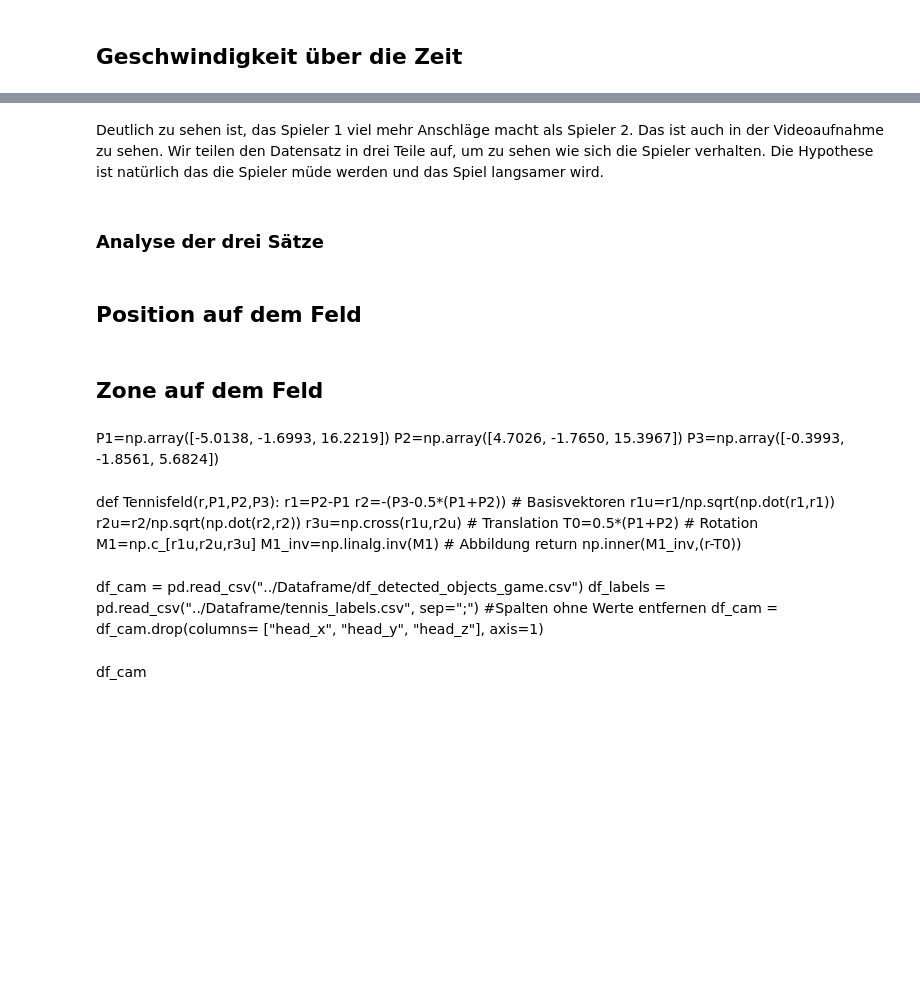
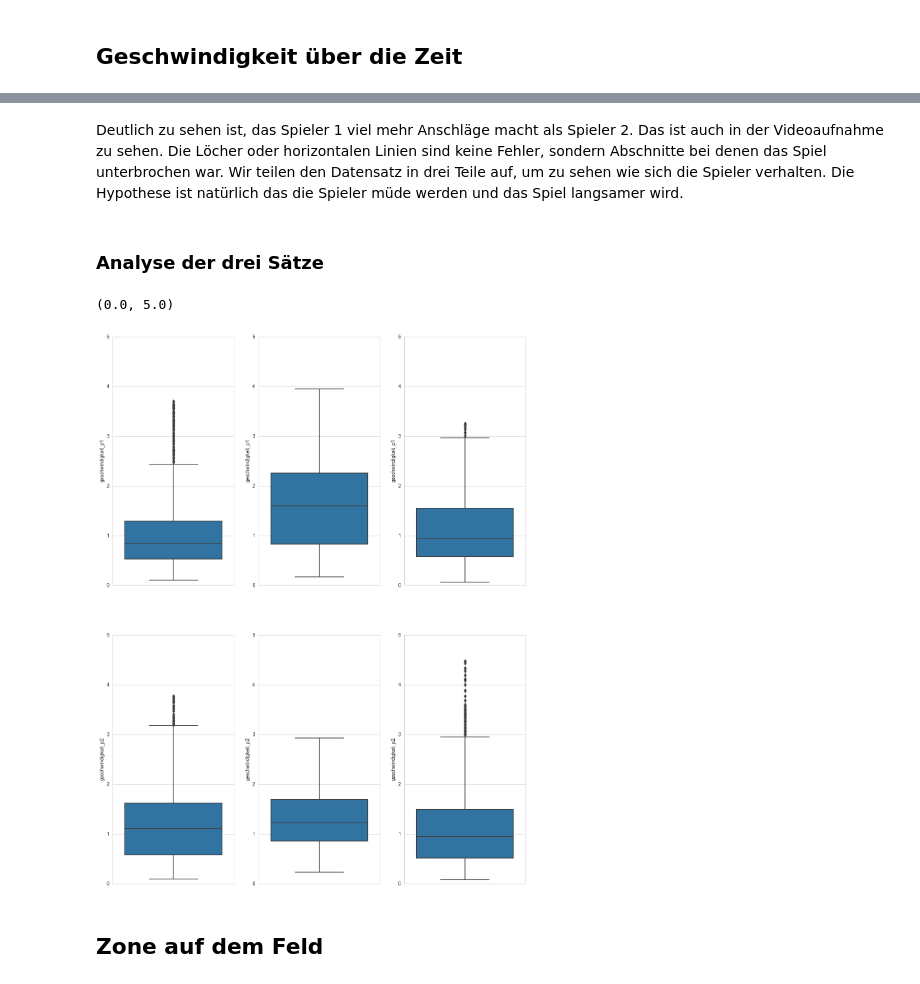
Before and after one commit to fhnw-ds/fhnw-cda2-tennis-analysis, a Jupyter notebook: field_analysis/eda_baden.ipynb, the cells around one changed output, grey strips where cells are left out. Cells and saved outputs as stored; diff of their text form; code cells hidden in the pictures; blank space fills up the shorter version.

Commit message:
satz analyse

```diff
--- a/field_analysis/eda_baden.ipynb
+++ b/field_analysis/eda_baden.ipynb
@@ -467,35 +467,35 @@ plt.show()
 # %% [markdown]
-Deutlich zu sehen ist, das Spieler 1 viel mehr Anschläge macht als Spieler 2. Das ist auch in der Videoaufnahme zu sehen. Wir teilen den Datensatz in drei Teile auf, um zu sehen wie sich die Spieler verhalten.
+Deutlich zu sehen ist, das Spieler 1 viel mehr Anschläge macht als Spieler 2. Das ist auch in der Videoaufnahme zu sehen. Die Löcher oder horizontalen Linien sind keine Fehler, sondern Abschnitte bei denen das Spiel unterbrochen war. Wir teilen den Datensatz in drei Teile auf, um zu sehen wie sich die Spieler verhalten.
 Die Hypothese ist natürlich das die Spieler müde werden und das Spiel langsamer wird.
 # %% [markdown]
 ### Analyse der drei Sätze
-# %% [markdown]
-## Position auf dem Feld
+# %%
+df_satz1 = df.loc[df["Satz"] == 1]
+df_satz2 = df.loc[df["Satz"] == 2]
+df_satz3 = df.loc[df["Satz"] == 3]
+# %%
+plt.figure(figsize=(15, 20))
+
+plt.subplot(231)
+sns.boxplot(y="geschwindigkeit_p1", data=df_satz1)
+plt.ylim(0, 5)
+plt.subplot(232)
+sns.boxplot(y="geschwindigkeit_p1", data=df_satz2)
+plt.ylim(0, 5)
+plt.subplot(233)
+sns.boxplot(y="geschwindigkeit_p1", data=df_satz3)
+plt.ylim(0, 5)
+plt.subplot(234)
+sns.boxplot(y="geschwindigkeit_p2", data=df_satz1)
+plt.ylim(0, 5)
+plt.subplot(235)
+sns.boxplot(y="geschwindigkeit_p2", data=df_satz2)
+plt.ylim(0, 5)
+plt.subplot(236)
+sns.boxplot(y="geschwindigkeit_p2", data=df_satz3)
+plt.ylim(0, 5)
+# %% [output]
+(0.0, 5.0)
+[figure, added]
 # %% [markdown]
 ## Zone auf dem Feld
-# %% [markdown]
-P1=np.array([-5.0138, -1.6993, 16.2219])
-P2=np.array([4.7026, -1.7650, 15.3967])
-P3=np.array([-0.3993, -1.8561, 5.6824])
-# %% [markdown]
-def Tennisfeld(r,P1,P2,P3):
-    r1=P2-P1
-    r2=-(P3-0.5*(P1+P2))
-    # Basisvektoren
-    r1u=r1/np.sqrt(np.dot(r1,r1))
-    r2u=r2/np.sqrt(np.dot(r2,r2))
-    r3u=np.cross(r1u,r2u)
-    # Translation
-    T0=0.5*(P1+P2)
-    # Rotation
-    M1=np.c_[r1u,r2u,r3u]
-    M1_inv=np.linalg.inv(M1)
-    # Abbildung
-    return np.inner(M1_inv,(r-T0))
-# %% [markdown]
-df_cam = pd.read_csv("../Dataframe/df_detected_objects_game.csv")
-df_labels = pd.read_csv("../Dataframe/tennis_labels.csv", sep=";")
-#Spalten ohne Werte entfernen
-df_cam = df_cam.drop(columns= ["head_x", "head_y", "head_z"], axis=1)
-# %% [markdown]
-df_cam
```
Also changed, not shown: parts of 16 cells of this notebook.
